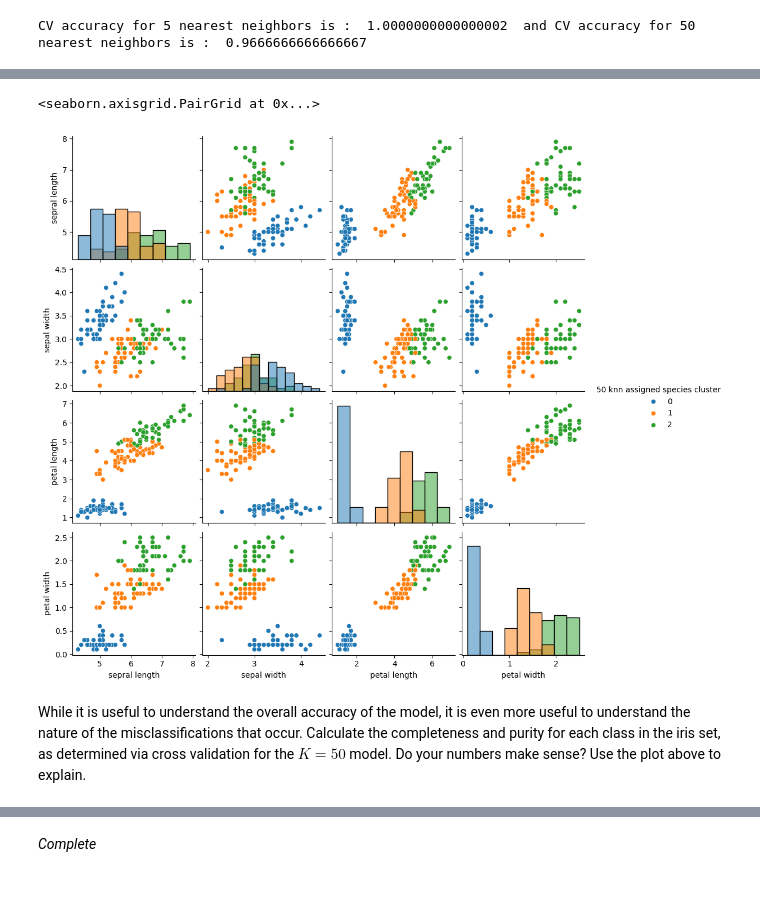
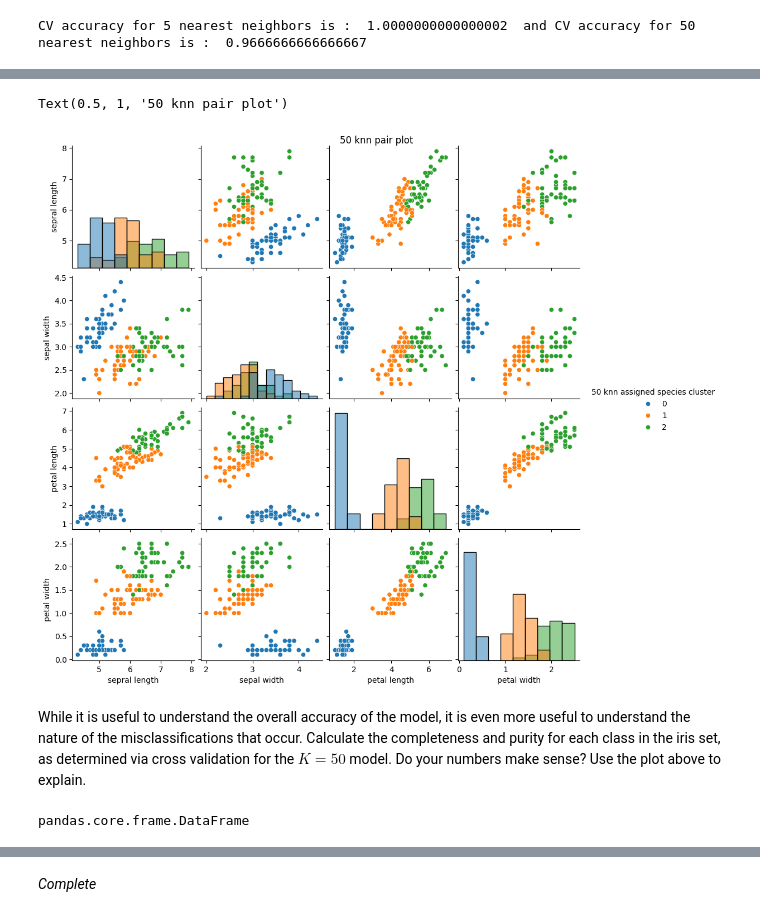
Before and after one commit to ASTR154/classification, a Jupyter notebook: classification.ipynb, the cells around one changed output, grey strips where cells are left out. Drawn from its saved outputs; the diff is of its cells as text; code cells hidden in the pictures; blank space fills up the shorter version.

```diff
--- a/classification.ipynb
+++ b/classification.ipynb
@@ -168,6 +168,6 @@ plt.figure()
 <Figure size 640x480 with 0 Axes>
 # %%
-pred10_p = pred10_p.drop(['species type'], axis =1)
+#pred10_p = pred10_p.drop(['species type'], axis =1)
 # %%
 from sklearn.neighbors import KNeighborsClassifier
 
@@ -241,8 +242,9 @@ iris50_p = iris50_p.drop(['species type'], axis =1)
 # %%
 iris50_p["50 knn assigned species cluster"] = prediction50.astype(str)
 sns.pairplot(iris50_p, hue="50 knn assigned species cluster", diag_kind="hist")
+plt.suptitle("50 knn pair plot", y =1)
 # %% [output]
-<seaborn.axisgrid.PairGrid at 0x...>
+Text(0.5, 1, '50 knn pair plot')
-[figure, old version]
+[figure, new version]
 # %% [markdown]
 While it is useful to understand the overall accuracy of the model, it is even more useful to understand the nature of the misclassifications that occur. Calculate the completeness and purity for each class in the iris set, as determined via cross validation for the $K = 50$ model. Do your numbers make sense? Use the plot above to explain.
@@ -254,0 +251,4 @@ While it is useful to understand the overall accuracy of the model, it is even m
+# %%
+type(iris50_p)
+# %% [output]
+pandas.core.frame.DataFrame
```
Also changed, not shown: parts of 13 cells of this notebook.
